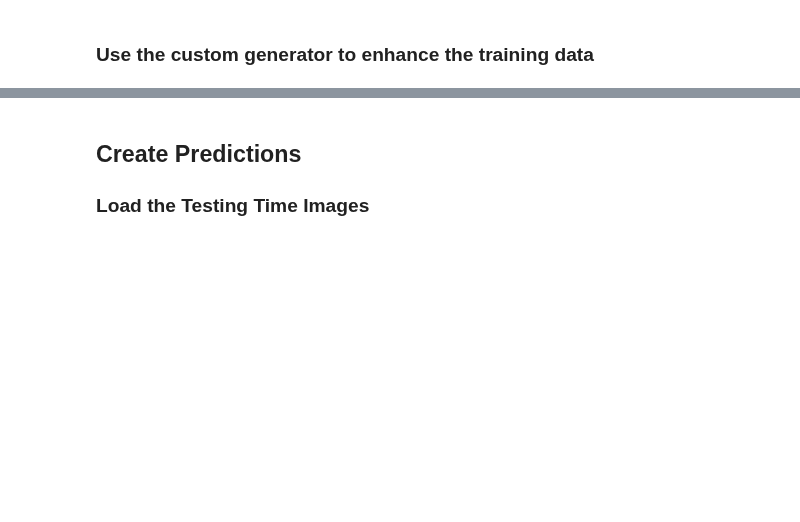
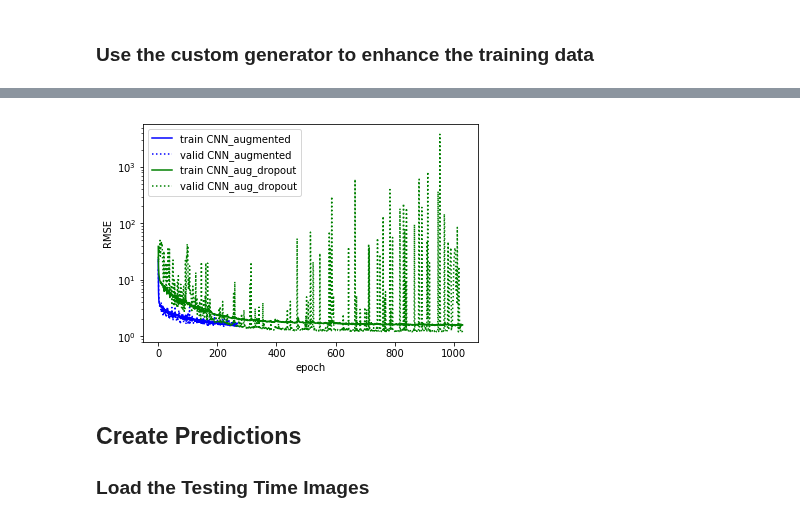
Before and after one commit to dvanlunen/facial-keypoints-NN, a Jupyter notebook: Facial Keypoints.ipynb, the cells around one changed output, grey strips where cells are left out. Saved outputs shown, nothing was run; the diff lists cells and outputs as text; code cells hidden in the pictures; blank space fills up the shorter version.

```diff
--- a/Facial Keypoints.ipynb
+++ b/Facial Keypoints.ipynb
@@ -394,0 +456,29 @@ plot_loss([model2_hist, model2_augmented_hist],['CNN','CNN_augmented'])
+# %%
+model3 = Sequential()
+model3.add(Conv2D(32,
+                 (3, 3),
+                 activation='relu',
+                input_shape=INPUT_SHAPE))
+model3.add(BatchNormalization())
+model3.add(MaxPooling2D(pool_size=(2, 2)))
+model3.add(Dropout(.1))
+model3.add(Conv2D(filters=64,
+                 kernel_size=(2, 2),
+                 activation='relu'))
+model3.add(BatchNormalization())
+model3.add(MaxPooling2D(pool_size=(2, 2)))
+model3.add(Dropout(.2))
+model3.add(Conv2D(filters=128,
+                 kernel_size=(2, 2),
+                 activation='relu'))
+model3.add(BatchNormalization())
+model3.add(MaxPooling2D(pool_size=(2, 2)))
+model3.add(Dropout(.3))
+model3.add(Flatten())
+model3.add(Dense(500, activation = "relu"))
+model3.add(Dropout(.5))
+model3.add(BatchNormalization())
+model3.add(Dense(500, activation = "relu"))
+model3.add(BatchNormalization())
+model3.add(Dense(30))
+print(model3.summary())
@@ -394,0 +503,3 @@ plot_loss([model2_hist, model2_augmented_hist],['CNN','CNN_augmented'])
+# %%
+model3_hist = fit_model_gen(model3,datagen, data,epochs=10000,patience=100)
+model3.save('./saved-models/CNN_aug_dropout.h5')
@@ -395,3 +524,7 @@ plot_loss([model2_hist, model2_augmented_hist],['CNN','CNN_augmented'])
+# %%
+plot_loss([model2_augmented_hist, model3_hist],['CNN_augmented','CNN_aug_dropout'])
+# %% [output]
+[figure, added]
 # %% [markdown]
 ## Create Predictions
 ### Load the Testing Time Images
```
Also changed, not shown: parts of 32 cells of this notebook, 1 other file.
